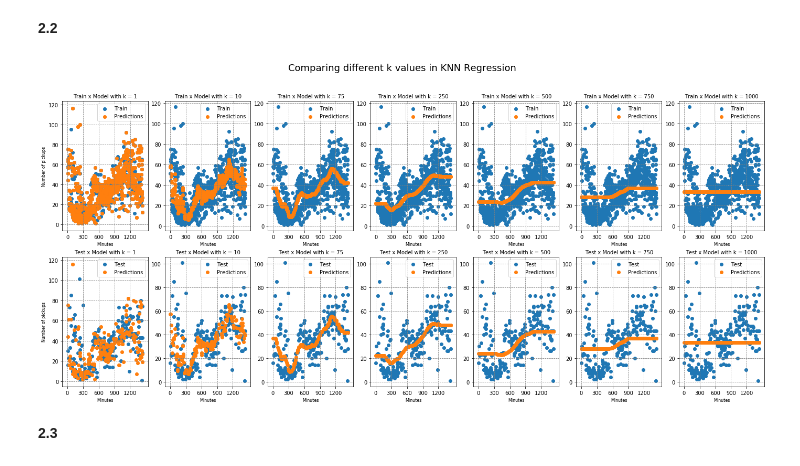
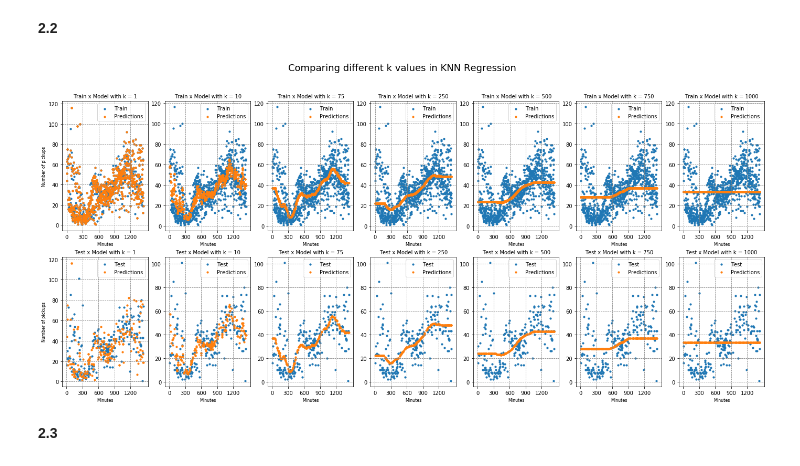
Before and after one commit to lucasmoschen/data-science-fundamentals, a Jupyter notebook: homeworks/cs109a_hw2/cs109a_hw2.ipynb, the cells around one changed output. Saved outputs shown, nothing was run; the diff lists cells and outputs as text; code cells hidden in the pictures.

```diff
--- a/homeworks/cs109a_hw2/cs109a_hw2.ipynb
+++ b/homeworks/cs109a_hw2/cs109a_hw2.ipynb
@@ -167,34 +167,37 @@ KNNModels
 # %%
 ## Code for your plot here
 fig, ax = plt.subplots(2,7, figsize = (24, 10))
 fig.suptitle("Comparing different k values in KNN Regression", fontsize = 18)
+
+s = 10 #point size
+
 for index, k in enumerate(KNNModels.keys()):
     predict_train = KNNModels[k].predict(train_data[['TimeMin']])
     predict_test = KNNModels[k].predict(test_data[['TimeMin']])
 
-    ax[0][index].scatter(train_data.TimeMin, train_data.PickupCount, label = 'Train')
-    ax[0][index].scatter(train_data.TimeMin, predict_train, label = 'Predictions')
-    ax[1][index].scatter(test_data.TimeMin, test_data.PickupCount, label = 'Test')
-    ax[1][index].scatter(test_data.TimeMin, predict_test, label = 'Predictions')
+    ax[0][index].scatter(train_data.TimeMin, train_data.PickupCount, label = 'Train', s = s)
+    ax[0][index].scatter(train_data.TimeMin, predict_train, label = 'Predictions', s = s)
+    ax[1][index].scatter(test_data.TimeMin, test_data.PickupCount, label = 'Test', s = s)
+    ax[1][index].scatter(test_data.TimeMin, predict_test, label = 'Predictions', s  = s)
 
     ax[0][index].legend()
     ax[1][index].legend()
 
     ax[0][index].set_title("Train x Model with k = {}".format(k), fontsize = 10)
     ax[1][index].set_title("Test x Model with k = {}".format(k), fontsize = 10)
     ax[0][index].set_xlabel("Minutes", fontsize = 8)
     ax[1][index].set_xlabel("Minutes", fontsize = 8)
     ax[0][index].grid(b = True, linestyle = '--', color = 'grey', which = 'major')
     ax[1][index].grid(b = True, linestyle = '--', color = 'grey', which = 'major')
     ax[0][index].set_xticks(ticks=range(0, 24*60 + 1, 300))
     ax[1][index].set_xticks(ticks=range(0, 24*60 + 1, 300))
 
 ax[0][0].set_ylabel("Number of pickups", fontsize = 8)
 ax[1][0].set_ylabel("Number of pickups", fontsize = 8)
 
 plt.show()
 # %% [output]
-[figure, old version]
+[figure, new version]
 # %% [markdown]
 **2.3**
 # %%
```
Also changed, not shown: parts of 45 cells of this notebook.
